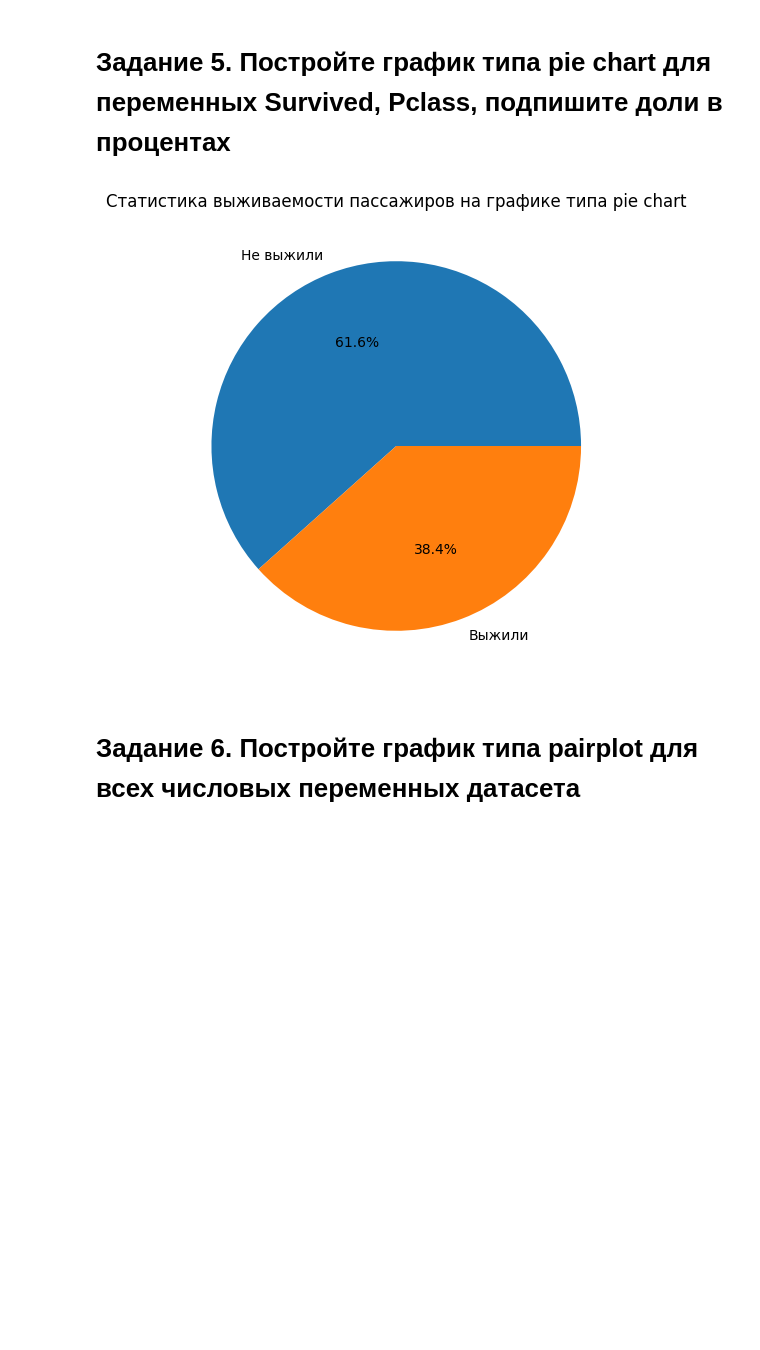
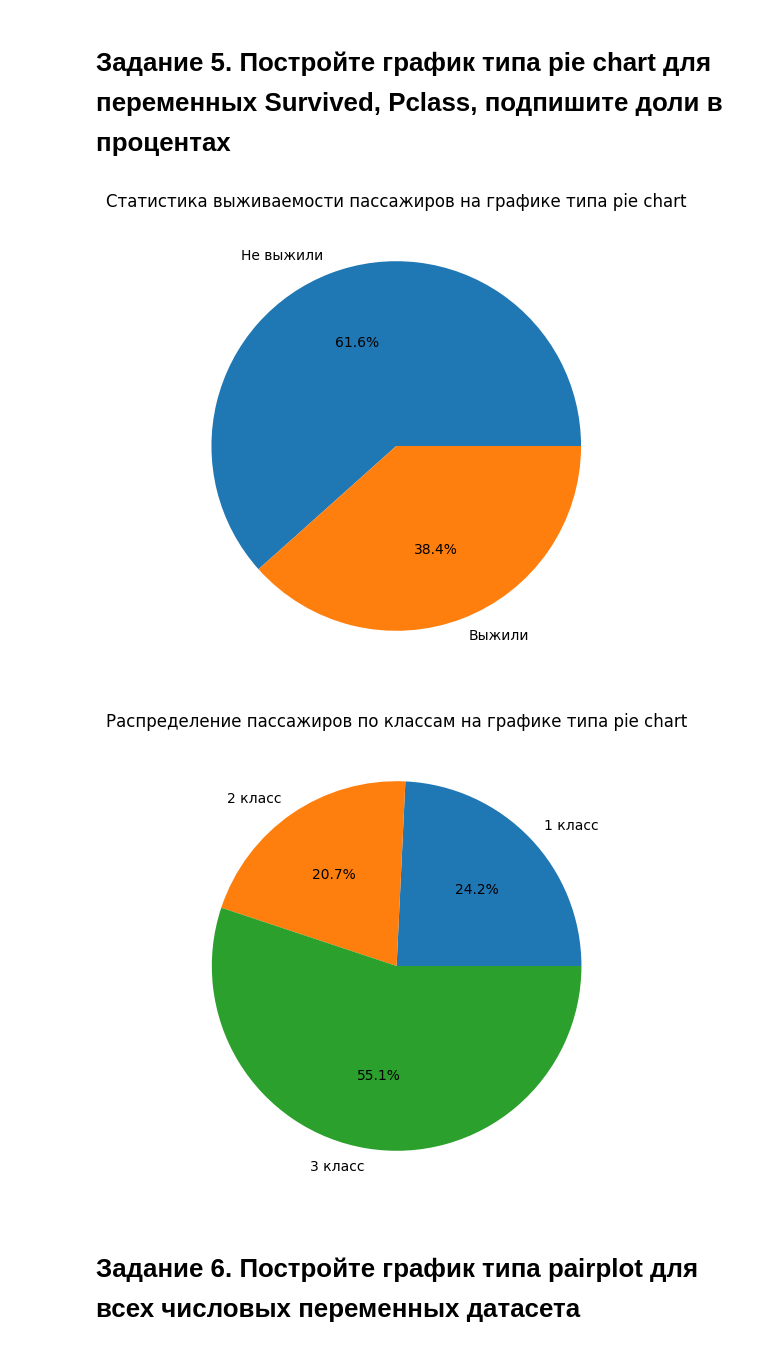
Before and after one commit to alinakuznetsova-586/Python-homework, a Jupyter notebook: hw3.ipynb, the cells around one changed output. Cells and saved outputs as stored; diff of their text form; code cells hidden in the pictures; blank space fills up the shorter version.

```diff
--- a/hw3.ipynb
+++ b/hw3.ipynb
@@ -78,21 +78,31 @@ plt.show()
 # %% [markdown]
 # Задание 5. Постройте график типа pie chart для переменных Survived, Pclass, подпишите доли в процентах
 # %%
-counts = df["Survived"].value_counts()
+survived_counts = df["Survived"].value_counts()
+pclass_counts = df["Pclass"].value_counts().sort_index()
 
-plt.figure(figsize=(6,6))
-
-counts.plot(
+plt.figure(figsize=(6, 6))
+survived_counts.plot(
     kind="pie",
     autopct="%1.1f%%",
-    labels=["Не выжили","Выжили"]
+    labels=["Не выжили", "Выжили"]
 )
-
 plt.title("Статистика выживаемости пассажиров на графике типа pie chart")
 plt.ylabel("")
 plt.show()
+
+plt.figure(figsize=(6, 6))
+pclass_counts.plot(
+    kind="pie",
+    autopct="%1.1f%%",
+    labels=["1 класс", "2 класс", "3 класс"]
+)
+plt.title("Распределение пассажиров по классам на графике типа pie chart")
+plt.ylabel("")
+plt.show()
 # %% [output]
 [figure]
+[figure, added]
 # %% [markdown]
 # Задание 6. Постройте график типа pairplot для всех числовых переменных датасета
 # %%
```
Also changed, not shown: parts of 2 cells of this notebook.
